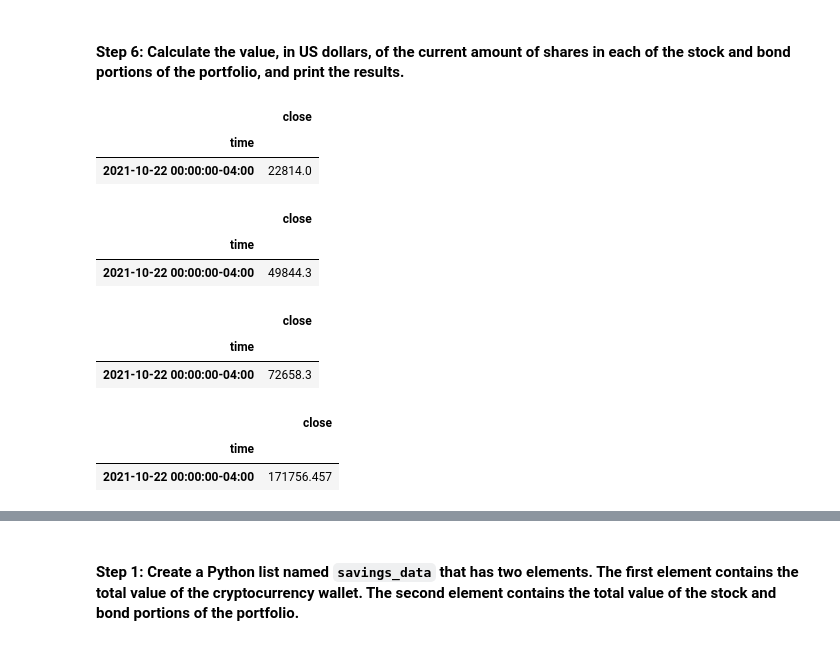
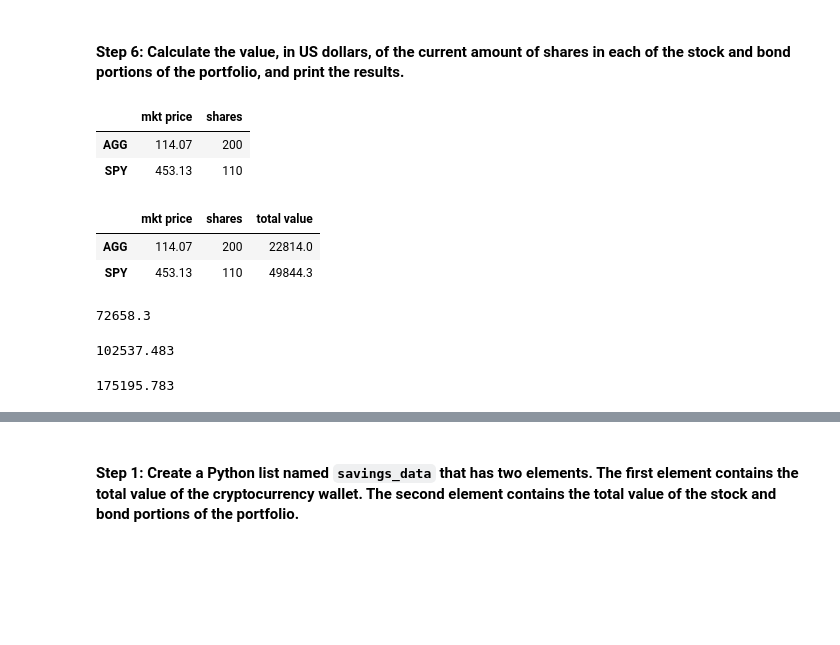
Before and after one commit to anythingelse-sf/monte_carlo_forecast, a Jupyter notebook: financial_planning_tools.ipynb, the cells around one changed output, grey strips where cells are left out. Saved outputs shown, nothing was run; the diff lists cells and outputs as text; code cells hidden in the pictures; blank space fills up the shorter version.

Commit message:
Working through it
much better job of organizing data but still some work to do on the clean up"

```diff
--- a/financial_planning_tools.ipynb
+++ b/financial_planning_tools.ipynb
@@ -246,47 +227,39 @@ closing_prices_df.head()
 #### Step 6: Calculate the value, in US dollars, of the current amount of shares in each of the stock and bond portions of the portfolio, and print the results.
 # %%
 ### Add the number of shares variable to the data frame
-### Calculate the total value of each position in the DataFram
-
-
-# Calculate the current value of the bond portion of the portfolio
-agg_value = pd.DataFrame(agg_close_price * agg_shares)
-
-# Print the current value of the bond portfolio
-agg_value
+### Calculate the total value of each position in the DataFrame
+new_closing_prices_df=closing_prices_df.transpose()
+new_closing_prices_df['shares']=[agg_shares,spy_shares]
+new_closing_prices_df.columns=['mkt price', 'shares']
+new_closing_prices_df.head()
 # %% [output]
-|  | close |
-| time |  |
-| 2021-10-22 00:00:00-04:00 | 22814.0 |
+|  | mkt price | shares |
+| AGG | 114.07 | 200 |
+| SPY | 453.13 | 110 |
+# %%
+# Calculate the current value of the stock portion of the portfolio
+new_closing_prices_df['total value']=new_closing_prices_df['mkt price']*new_closing_prices_df['shares']
+new_closing_prices_df
+# %% [output]
+|  | mkt price | shares | total value |
+| AGG | 114.07 | 200 | 22814.0 |
+| SPY | 453.13 | 110 | 49844.3 |
 # %%
-# Calculate the current value of the stock portion of the portfolio
-spy_value = pd.DataFrame(spy_close_price * spy_shares)
+# Calculate the total value of the stock and bond portion of the portfolio
+stocks_bonds_value= new_closing_prices_df['total value'].sum()
 
-# Print the current value of the stock portfolio
-spy_value
+# Print the current balance of the stock and bond portion of the portfolio
+stocks_bonds_value
 # %% [output]
-|  | close |
-| time |  |
-| 2021-10-22 00:00:00-04:00 | 49844.3 |
+72658.3
-# %%
-# Calculate the total value of the stock and bond portion of the portfolio
-total_stocks_bonds = pd.DataFrame(agg_value + spy_value)
-
-
-# Print the current balance of the stock and bond portion of the portfolio
-total_stocks_bonds
-# %% [output]
-|  | close |
-| time |  |
-| 2021-10-22 00:00:00-04:00 | 72658.3 |
+# %%
+# Remember the crypto_value
+total_crypto_wallet
+# %% [output]
+102537.483
 # %%
-# Calculate the total value of the member's entire savings portfolio
-# Add the value of the cryptocurrency wallet to the value of the total stocks and bonds
-total_portfolio = pd.DataFrame(total_crypto_wallet+total_stocks_bonds)
-
-# Print current portfolio balance
-total_portfolio
+# Calculate the total value of the member's entire portfolio
+portfolio=stocks_bonds_value+total_crypto_wallet
+portfolio
 # %% [output]
-|  | close |
-| time |  |
-| 2021-10-22 00:00:00-04:00 | 171756.457 |
+175195.783
```
Also changed, not shown: parts of 37 cells of this notebook.
